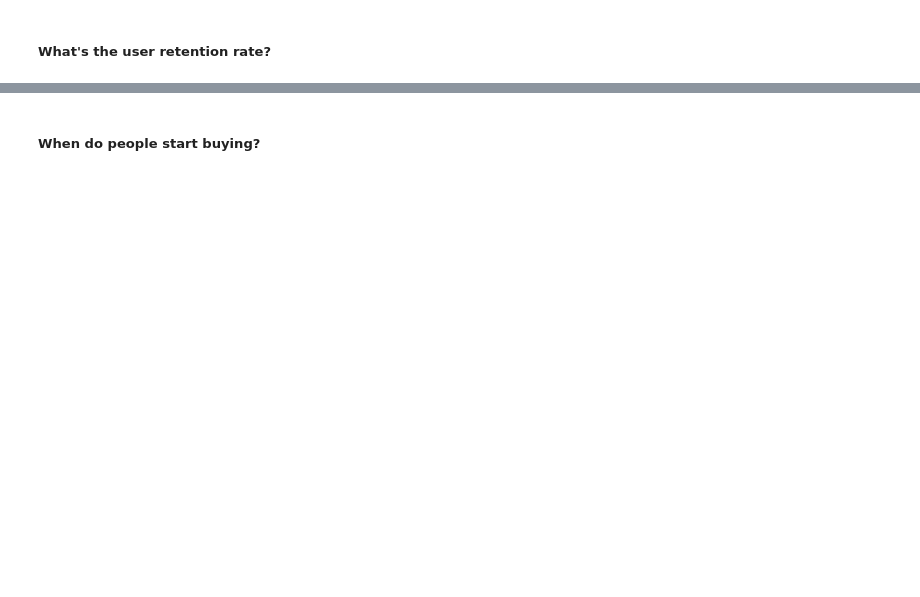
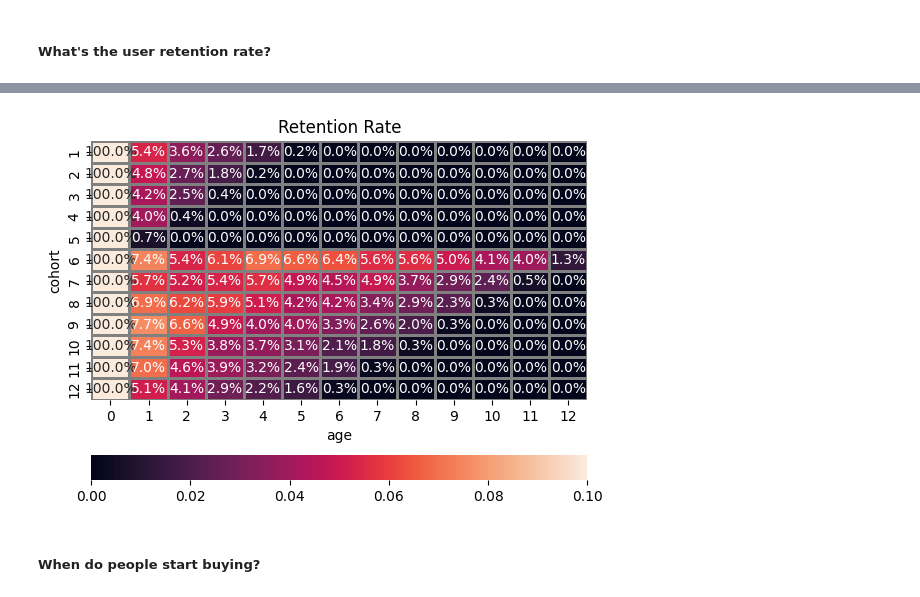
Before and after one commit to AcePine/yandex-marketing-expenses, a Jupyter notebook: yandex-data.ipynb, the cells around one changed output, grey strips where cells are left out. Saved outputs shown, nothing was run; the diff lists cells and outputs as text; code cells hidden in the pictures; blank space fills up the shorter version.

```diff
--- a/yandex-data.ipynb
+++ b/yandex-data.ipynb
@@ -273,0 +333,11 @@ plt.show()
+# %%
+# now we can see how many users were active from certain cohorts after registration
+
+cohorts = visits.pivot_table(
+    index='cohort',
+    columns='age',
+    values='uid',
+    aggfunc='nunique'
+).fillna(0)
+
+cohorts
@@ -273,0 +359,3 @@ plt.show()
+# %%
+retention = cohorts.iloc[:,0:].div(cohorts[0], axis=0)
+retention
@@ -274,3 +377,14 @@ plt.show()
+# %%
+# now we can visualize it!
+
+import seaborn as sns
+
+retention.index = retention.index.astype(str)
+sns.heatmap(retention, annot=True, fmt='.1%', linewidths=1, linecolor='grey', vmax=0.1, cbar_kws= {'orientation': 'horizontal'}).set(title = 'Retention Rate')
+
+plt.show()
+# %% [output]
+[figure, added]
 # %% [markdown]
 ##### When do people start buying?
 # %%
```
Also changed, not shown: parts of 45 cells of this notebook.
